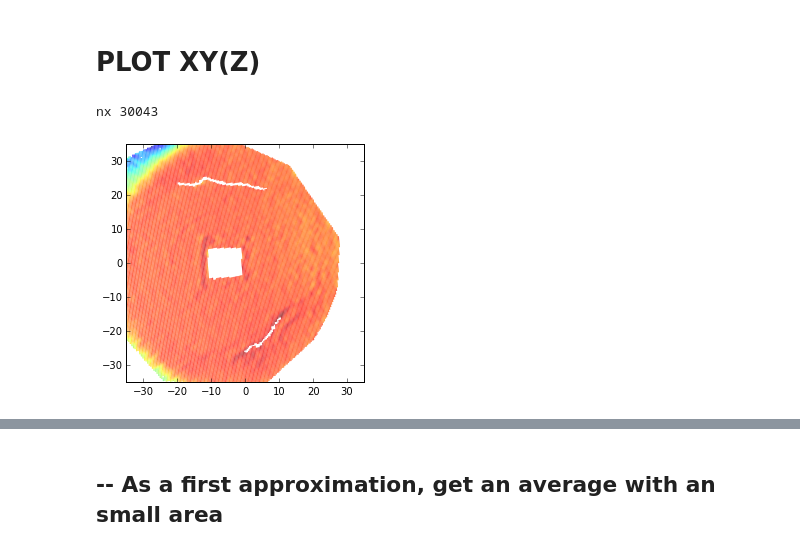
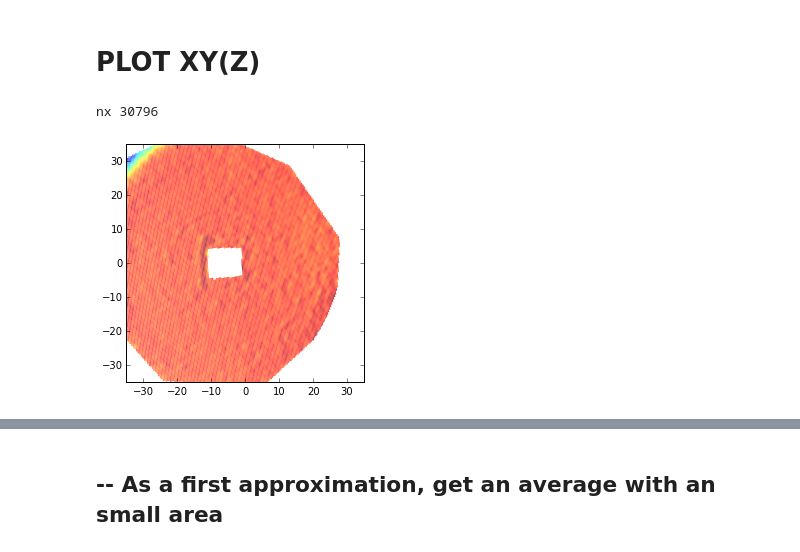
Before and after one commit to youngung/forming_limit_dic, a Jupyter notebook: tutorials/DIC_analysis/IF_steel/BB/DIC_analysis_pure_IPYNB_MatlabFile_20120720.ipynb, the cells around one changed output, grey strips where cells are left out. Saved outputs shown, nothing was run; the diff lists cells and outputs as text; code cells hidden in the pictures.

```diff
--- a/tutorials/DIC_analysis/IF_steel/BB/DIC_analysis_pure_IPYNB_MatlabFile_20120720.ipynb
+++ b/tutorials/DIC_analysis/IF_steel/BB/DIC_analysis_pure_IPYNB_MatlabFile_20120720.ipynb
@@ -208,23 +210,23 @@ key:"exx"
 # %% [markdown]
 # PLOT XY(Z)
 # %%
-istp=-1
+istp=-70
 keys = 'e_vonmises'
 X,Y,Z = dat_mask(dat_raw, istp, 'X','Y',key)  ## premasked array by 'sigma'
 mn,mx=find_mn(Z),find_mx(Z)
 cmap,norm,m = make_cb(dat=Z,mn=mn,mx=mx)
 
 nx,= X.shape
 print 'nx',nx
 cs=[];X_=[];Y_=[];
 
 c = m.to_rgba(Z)
 plt.scatter(X,Y,marker='.',color=c,s=0.5)#,s=0.05)
 plt.gca().set_xlim(-35,35); plt.gca().set_ylim(-35,35)
 plt.gca().set_aspect('equal')
 # %% [output]
-nx 30043
+nx 30796
-[figure, old version]
+[figure, new version]
 # %%
 """
 Keys in the dictionary file:
```
Also changed, not shown: parts of 7 cells of this notebook, 6 other files.
